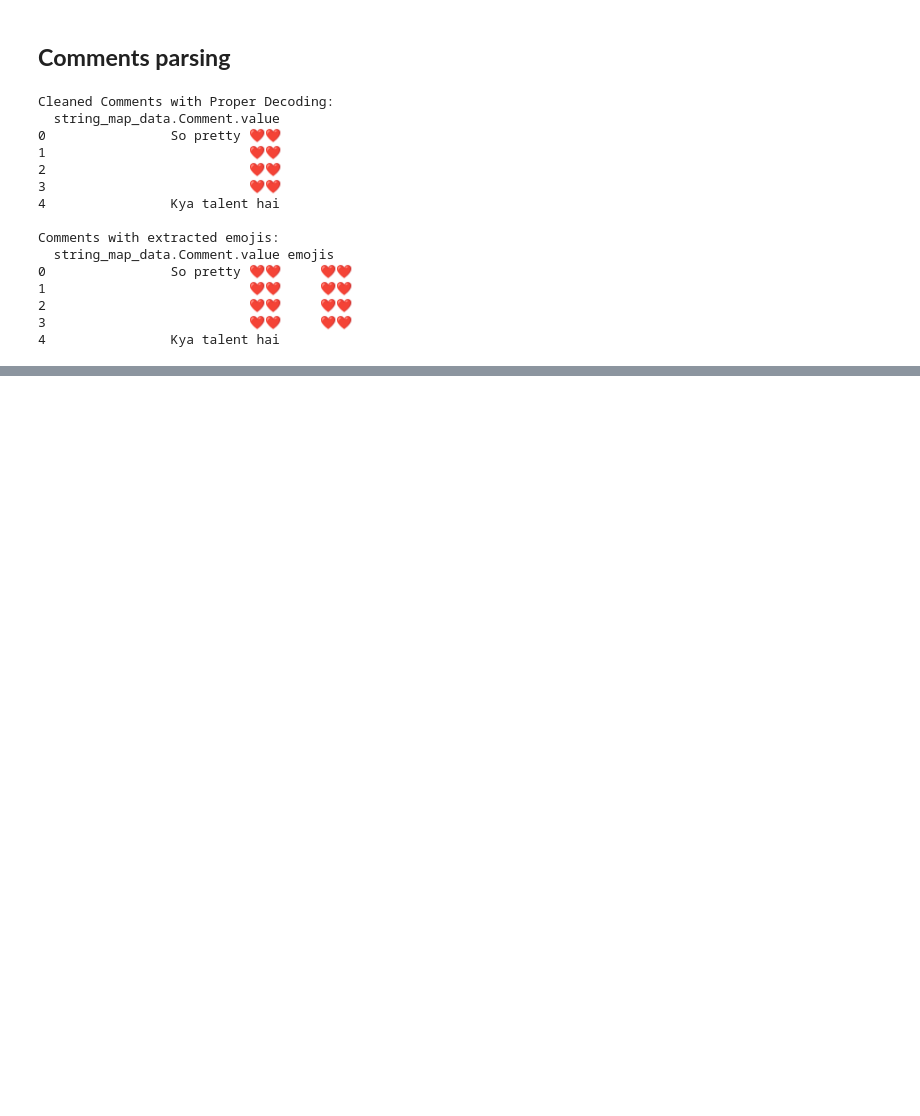
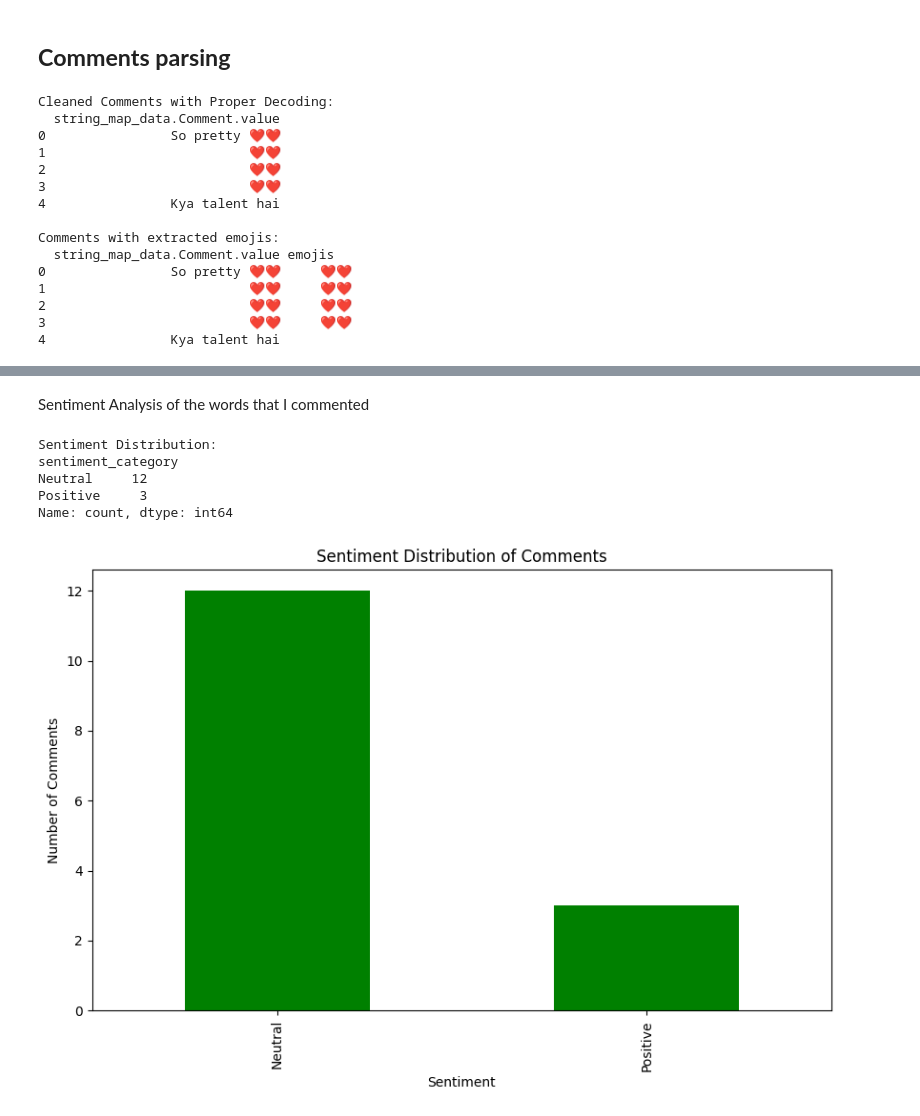
Before and after one commit to KashmalaSiddiqui/210FinalProject, a Jupyter notebook: 210Proj.ipynb, the cells around one changed output, grey strips where cells are left out. Drawn from its saved outputs; the diff is of its cells as text; code cells hidden in the pictures; blank space fills up the shorter version.

```diff
--- a/210Proj.ipynb
+++ b/210Proj.ipynb
@@ -218,0 +255,34 @@ Top 10 Most Used Emojis:
+# %% [markdown]
+Sentiment Analysis of the words that I commented
+# %%
+# (d) Sentiment Analysis
+if 'string_map_data.Comment.value' in df_comments.columns:
+    # Perform sentiment analysis
+    df_comments['sentiment'] = df_comments['string_map_data.Comment.value'].apply(
+        lambda x: TextBlob(x).sentiment.polarity if isinstance(x, str) else None
+    )
+
+    # Categorize sentiment
+    df_comments['sentiment_category'] = df_comments['sentiment'].apply(
+        lambda x: 'Positive' if x > 0 else 'Negative' if x < 0 else 'Neutral'
+    )
+
+    # Display sentiment distribution
+    sentiment_counts = df_comments['sentiment_category'].value_counts()
+    print("\nSentiment Distribution:")
+    print(sentiment_counts)
+
+    # Plot sentiment distribution
+    plt.figure(figsize=(10, 6))
+    sentiment_counts.plot(kind='bar', color='green')
+    plt.title("Sentiment Distribution of Comments")
+    plt.xlabel("Sentiment")
+    plt.ylabel("Number of Comments")
+    plt.show()
+# %% [output]
+Sentiment Distribution:
+sentiment_category
+Neutral     12
+Positive     3
+Name: count, dtype: int64
+[figure, added]
```
Also changed, not shown: parts of 11 cells of this notebook.
